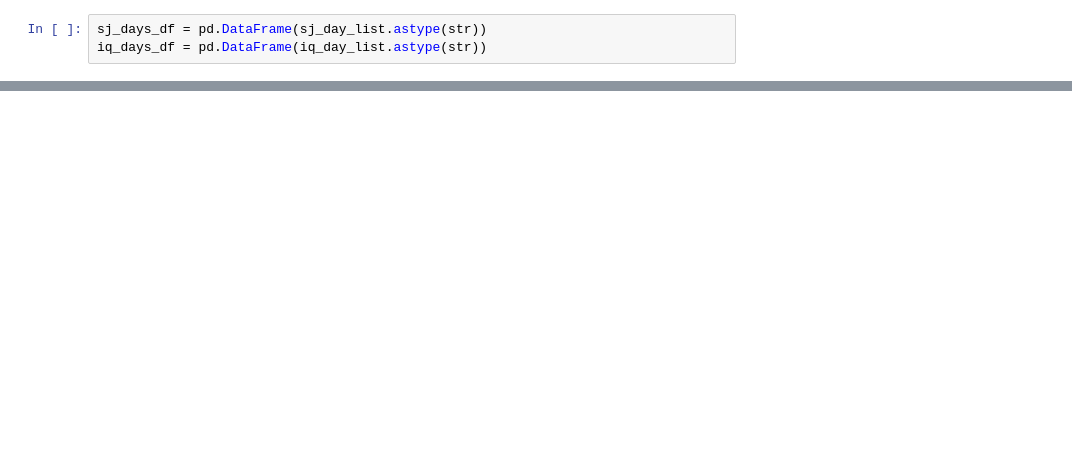
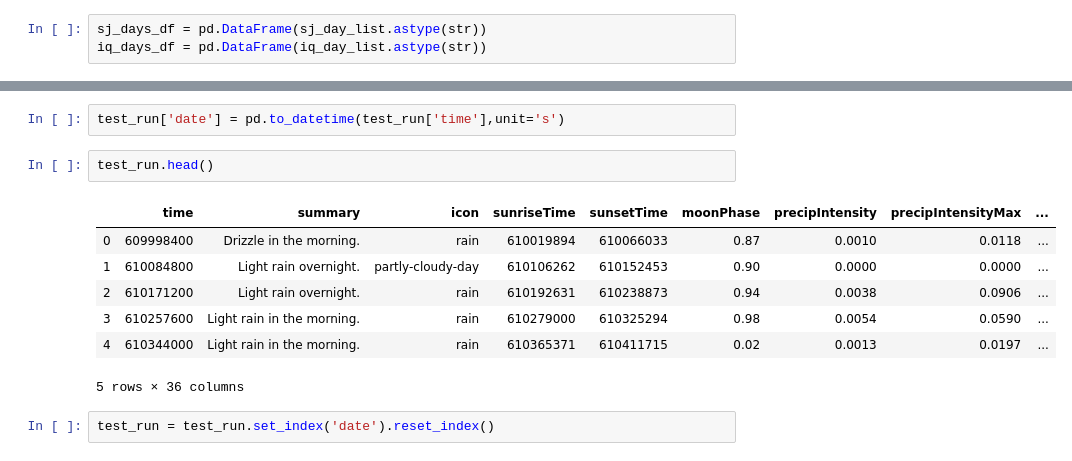
Before and after one commit to iEvidently/dsc-5-capstone-project-online-ds-pt-100118, a Jupyter notebook: dengue_fever_prediction.ipynb, the cells around one changed output, grey strips where cells are left out. Saved outputs shown, nothing was run; the diff lists cells and outputs as text; blank space fills up the shorter version.

```diff
--- a/dengue_fever_prediction.ipynb
+++ b/dengue_fever_prediction.ipynb
@@ -465,0 +507,14 @@ https://api.darksky.net/forecast/9501b92a37587155d222ae11b77c65a3/18.4653,-66.11
+# %%
+test_run['date'] = pd.to_datetime(test_run['time'],unit='s')
+# %%
+test_run.head()
+# %% [output]
+|  | time | summary | icon | sunriseTime | sunsetTime | moonPhase | precipIntensity | precipIntensityMax | ... |
+| 0 | 609998400 | Drizzle in the morning. | rain | 610019894 | 610066033 | 0.87 | 0.0010 | 0.0118 | ... |
+| 1 | 610084800 | Light rain overnight. | partly-cloudy-day | 610106262 | 610152453 | 0.90 | 0.0000 | 0.0000 | ... |
+| 2 | 610171200 | Light rain overnight. | rain | 610192631 | 610238873 | 0.94 | 0.0038 | 0.0906 | ... |
+| 3 | 610257600 | Light rain in the morning. | rain | 610279000 | 610325294 | 0.98 | 0.0054 | 0.0590 | ... |
+| 4 | 610344000 | Light rain in the morning. | rain | 610365371 | 610411715 | 0.02 | 0.0013 | 0.0197 | ... |
+5 rows × 36 columns
+# %%
+test_run = test_run.set_index('date').reset_index()
```
Also changed, not shown: parts of 26 cells of this notebook, 1 other file.
